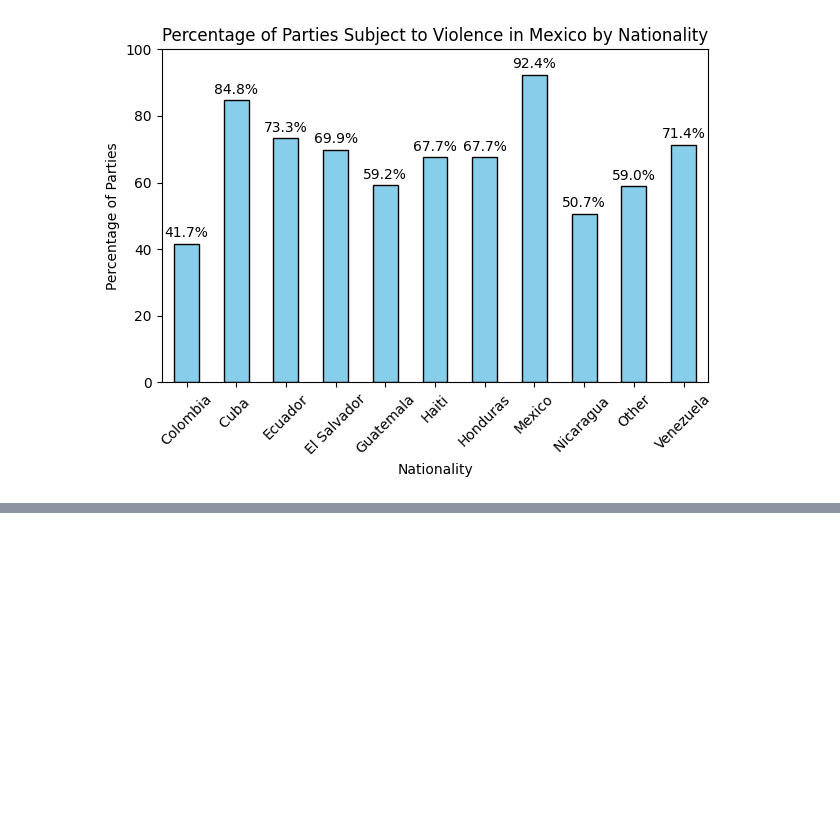
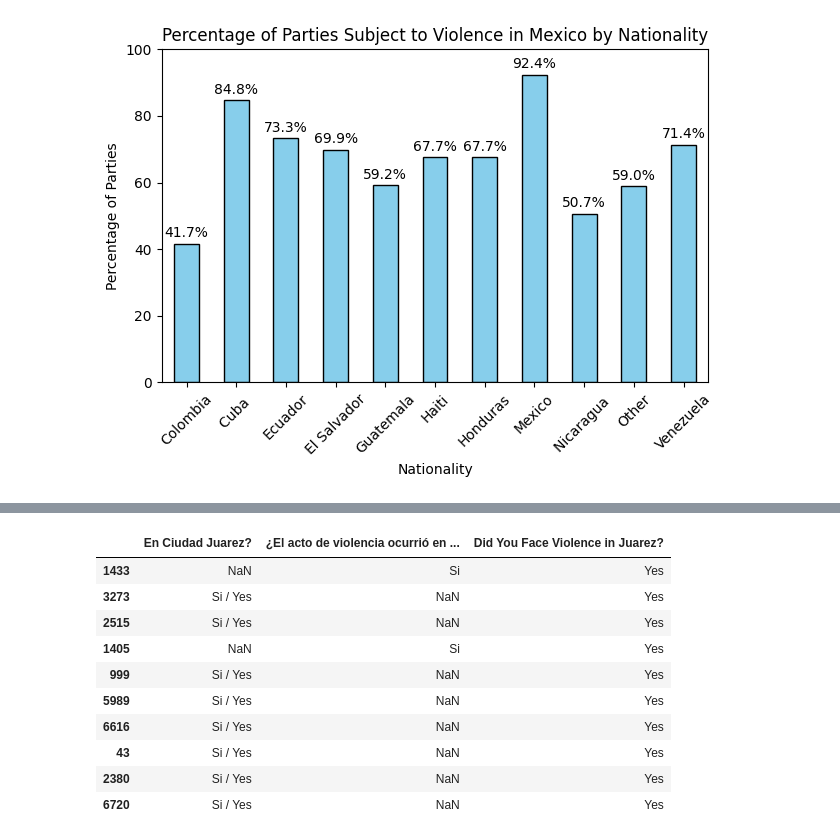
Before and after one commit to jacobgrimm/LA-Complete-Covid-Datat, a Jupyter notebook: Airtables/LAMX Front Desk Data/examine_LAMX_date.ipynb, the cells around one changed output, grey strips where cells are left out. Saved outputs shown, nothing was run; the diff lists cells and outputs as text; code cells hidden in the pictures; blank space fills up the shorter version.

```diff
--- a/Airtables/LAMX Front Desk Data/examine_LAMX_date.ipynb
+++ b/Airtables/LAMX Front Desk Data/examine_LAMX_date.ipynb
@@ -70,3 +70,9 @@ plt.savefig("Violence in Mexico by Nationality.png")
 plt.show()
 # %% [output]
 [figure]
+# %%
+import os
+files = [pd.read_csv(os.path.join(os.getcwd(), filename)) for filename in os.listdir(os.getcwd()) if filename.endswith('.csv') and "(Combined)" not in filename]
+
+df = pd.concat(files, axis=0, ignore_index=True)
+df = df.drop_duplicates()
@@ -72,0 +242,26 @@ plt.show()
+# %%
+def simplify_violence(row):
+    answer1,answer2 = row["En Ciudad Juarez?"], row["¿El acto de violencia ocurrió en Ciudad Juarez?"]
+    if answer1 == "Si / Yes" or answer2 == 'Si':
+        return "Yes"
+    if answer1 == "No se / I don't know" or answer2 == "I don't know/remember":
+        return None
+    else:
+        return "No"
+
+
+df_clean['Did You Face Violence in Juarez?'] = df_clean.apply(simplify_violence, axis=1)
+df_clean[df_clean['¿El acto de violencia ocurrió en Ciudad Juarez?'] == "Si"].sample(10)
+df_clean[df_clean['Did You Face Violence in Juarez?'] == 'Yes'].sample(10)
+# %% [output]
+|  | En Ciudad Juarez? | ¿El acto de violencia ocurrió en ... | Did You Face Violence in Juarez? |
+| 1433 | NaN | Si | Yes |
+| 3273 | Si / Yes | NaN | Yes |
+| 2515 | Si / Yes | NaN | Yes |
+| 1405 | NaN | Si | Yes |
+| 999 | Si / Yes | NaN | Yes |
+| 5989 | Si / Yes | NaN | Yes |
+| 6616 | Si / Yes | NaN | Yes |
+| 43 | Si / Yes | NaN | Yes |
+| 2380 | Si / Yes | NaN | Yes |
+| 6720 | Si / Yes | NaN | Yes |
```
Also changed, not shown: parts of 17 cells of this notebook, 11 other files.
